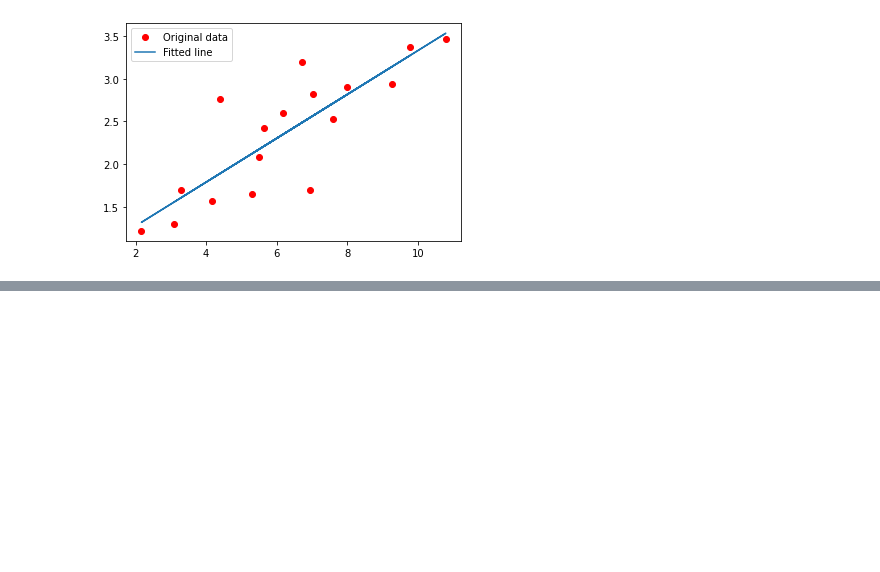
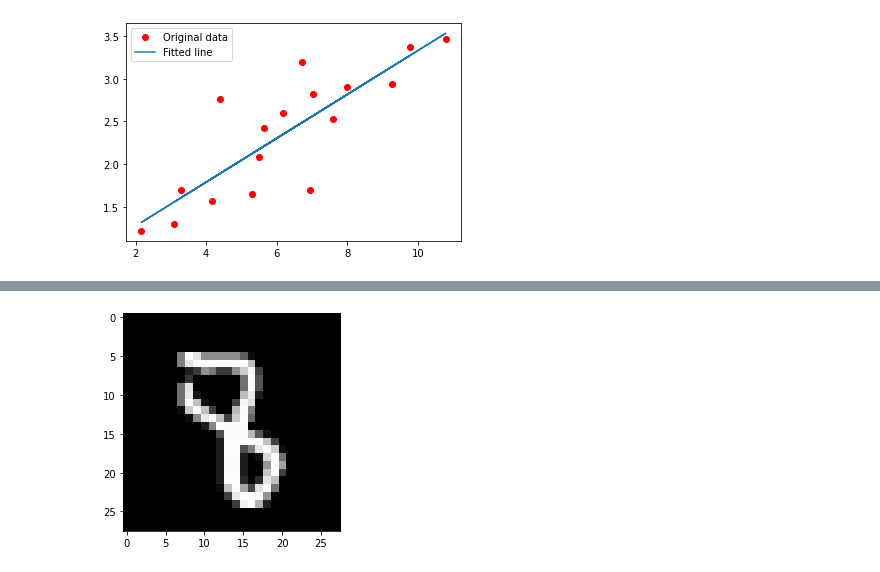
Before and after one commit to majunting/jupyter_notebook, a Jupyter notebook: test_tf.ipynb, the cells around one changed output, grey strips where cells are left out. Cells and saved outputs as stored; diff of their text form; code cells hidden in the pictures; blank space fills up the shorter version.

Commit message:
complete with logistic regression

```diff
--- a/test_tf.ipynb
+++ b/test_tf.ipynb
@@ -38,7 +42,7 @@ def linear_regression(inputs):
 def mean_square(pred, label):
     return tf.reduce_mean(tf.square(pred - label))
 
-def run_optimization():
+def run_optimization_linearReg():
     with tf.GradientTape() as g:
         pred = linear_regression(train_X)
         loss = mean_square(pred, train_Y)
@@ -53,7 +57,7 @@ optimizer = tf.optimizers.SGD(learning_rate=learning_rate)
 # Training
 for step in range(num_steps):
 
-    run_optimization()
+    run_optimization_linearReg()
 
     if step % display_step == 0:
         pred = linear_regression(train_X)
@@ -98,0 +84,88 @@ x_train, x_test = x_train.reshape([-1, num_features]), x_test.reshape([-1, num_f
+# %%
+# Logistic Regression
+
+# MNIST dataset parameters
+num_classes = 10
+num_features = 784
+
+# Training parameters
+learning_rate = 0.01
+training_steps = 2000
+batch_size = 256
+display_steps = 250
+
+# load dataset
+(x_train, y_train), (x_test, y_test) = mnist.load_data()
+x_train, x_test = np.array(x_train, np.float32), np.array(x_test, np.float32)
+x_train, x_test = x_train.reshape([-1, num_features]), x_test.reshape([-1, num_features])
+x_train, x_test = x_train/255, x_test/255
+
+# Use tf.data API to shuffle and batch data.
+train_data = tf.data.Dataset.from_tensor_slices((x_train, y_train))
+train_data = train_data.repeat().shuffle(5000).batch(batch_size).prefetch(1)
+
+# Weight of shape [784, 10], the 28*28 image features, and total number of classes.
+W = tf.Variable(tf.ones([num_features, num_classes]), name="weight")
+# Bias of shape [10], the total number of classes.
+b = tf.Variable(tf.zeros([num_classes]), name="bias")
+
+# logistic regression (Wx + b)
+def logistic_regression(x):
+    # Apply softmax to normalize the logits to a probability distribution.
+    # ****************
+    # softmax is a generalization of sigmoid function
+    # sigmoid function is specifiically for binary classification
+    # ****************
+    return tf.nn.softmax(tf.matmul(x, W) + b)
+
+# Cross-Entropy loss function.
+def cross_entropy(y_pred, y_true):
+    # Encode label to a one hot vector.
+    y_true = tf.one_hot(y_true, depth=num_classes)
+    # Clip prediction values to avoid log(0) error.
+    y_pred = tf.clip_by_value(y_pred, 1e-9, 1.)
+    # Compute cross-entropy.
+    return tf.reduce_mean(-tf.reduce_sum(y_true * tf.math.log(y_pred),1))
+
+# Accuracy metric.
+def accuracy(y_pred, y_true):
+    # Predicted class is the index of highest score in prediction vector (i.e. argmax).
+    correct_prediction = tf.equal(tf.argmax(y_pred, 1), tf.cast(y_true, tf.int64))
+    return tf.reduce_mean(tf.cast(correct_prediction, tf.float32))
+
+# Stochastic gradient descent optimizer.
+optimizer = tf.optimizers.SGD(learning_rate)
+
+def run_optimization_LogReg(x, y):
+    with tf.GradientTape() as g:
+        pred = logistic_regression(x)
+        loss = cross_entropy(pred, y)
+
+    gradients = g.gradient(loss, [W, b])
+
+    optimizer.apply_gradients(zip(gradients, [W, b]))
+
+for step, (batch_x, batch_y) in enumerate (train_data.take(training_steps), 1):
+    run_optimization_LogReg(batch_x, batch_y)
+
+    if step % display_steps == 0:
+        pred = logistic_regression(batch_x)
+        loss = cross_entropy(pred, batch_y)
+        acc = accuracy(pred, batch_y)
+        print("step: %i, loss: %f, accuracy: %f" % (step, loss, acc))
+
+# Test model on validation set.
+pred = logistic_regression(x_test)
+print("Test Accuracy: %f" % accuracy(pred, y_test))
+
+# Predict 5 images from validation set.
+n_images = 5
+test_images = random.choices(x_test, k = n_images)
+predictions = logistic_regression(test_images)
+
+# Display image and model prediction.
+for i in range(n_images):
+    plt.imshow(np.reshape(test_images[i], [28, 28]), cmap='gray')
+    plt.show()
+    print("Model prediction: %i" % np.argmax(predictions.numpy()[i]))
+# %% [output]
@@ -98,0 +181 @@ x_train, x_test = x_train.reshape([-1, num_features]), x_test.reshape([-1, num_f
+[figure, added]
```
Also changed, not shown: parts of 3 cells of this notebook, 1 other file.
